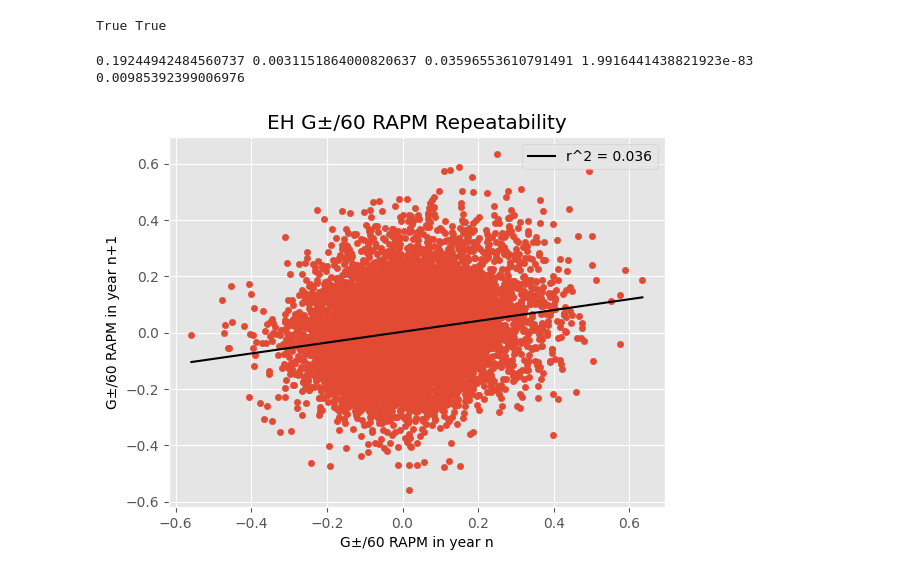
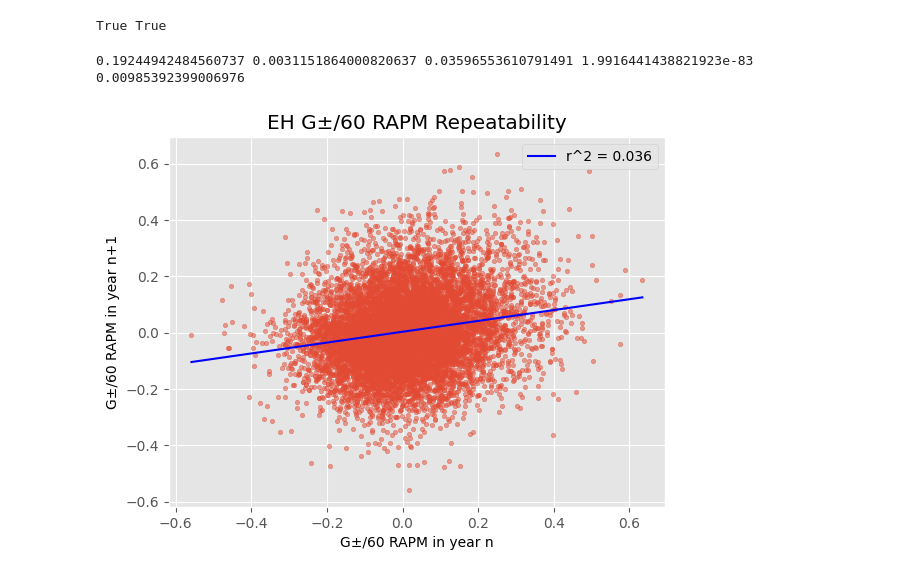
Before and after one commit to austinegri/HockeyResearch, a Jupyter notebook: G plusminus RAPM Repeatability.ipynb, the cells around one changed output. Saved outputs shown, nothing was run; the diff lists cells and outputs as text; code cells hidden in the pictures.

```diff
--- a/G plusminus RAPM Repeatability.ipynb
+++ b/G plusminus RAPM Repeatability.ipynb
@@ -57,22 +58,21 @@ True True
 # %%
 slope, intercept, r_value, p_value, std_err = linregress(combo_current['G±/60'], combo_next['G±/60'])
 print(slope, intercept, r_value**2, p_value, std_err)
 N = combo_current['G±/60'].max()
 min_ = combo_current['G±/60'].min()
 xseq = np.linspace(min_, N, num=2)
 
 
 plt.style.use('ggplot')
 
 plt.title("EH G±/60 RAPM Repeatability")
 plt.ylabel("G±/60 RAPM in year n+1")
 plt.xlabel("G±/60 RAPM in year n")
-plt.scatter(combo_current['G±/60'], combo_next['G±/60'], s= 20)
-# plt.scatter(team_df.xs('2022/23')['iceTime'], team_df.xs('2022/23')['Injury Count'], s= 20, color='blue', label='2022/23')
+plt.scatter(combo_current['G±/60'], combo_next['G±/60'], s= 10, alpha=0.5)
 
-plt.plot(xseq, intercept+slope*xseq, color='k', label="r^2 = {:.3f}".format(r_value**2))
+plt.plot(xseq, intercept+slope*xseq, color='b', label="r^2 = {:.3f}".format(r_value**2))
 plt.legend()
 plt.show()
 # %% [output]
 0.19244942484560737 0.0031151864000820637 0.03596553610791491 1.9916441438821923e-83 0.00985392399006976
-[figure, old version]
+[figure, new version]
```
Also changed, not shown: parts of 6 cells of this notebook.
